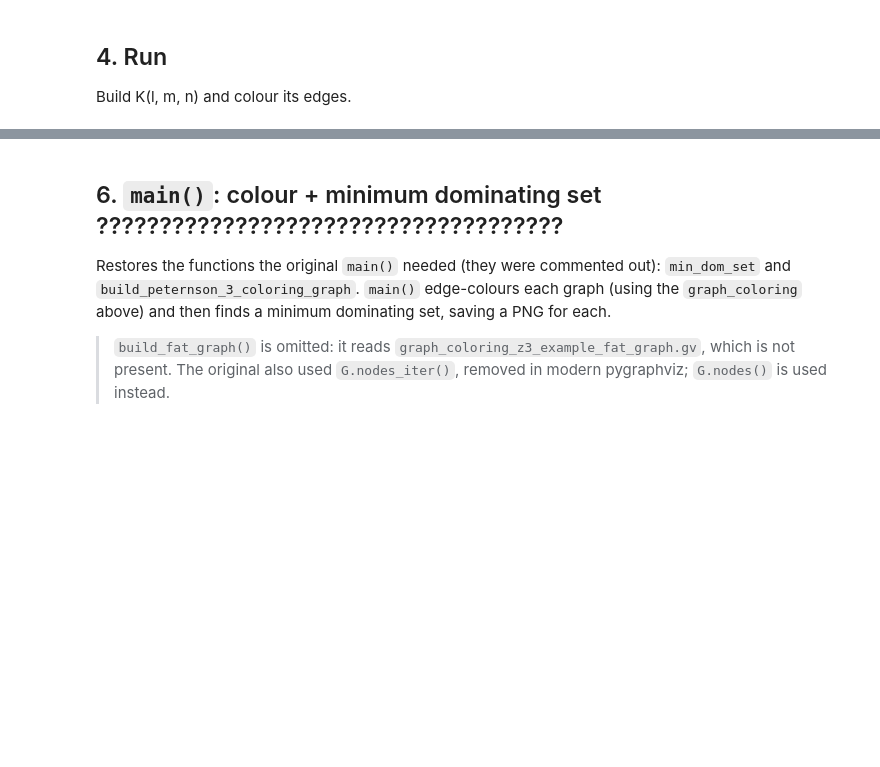
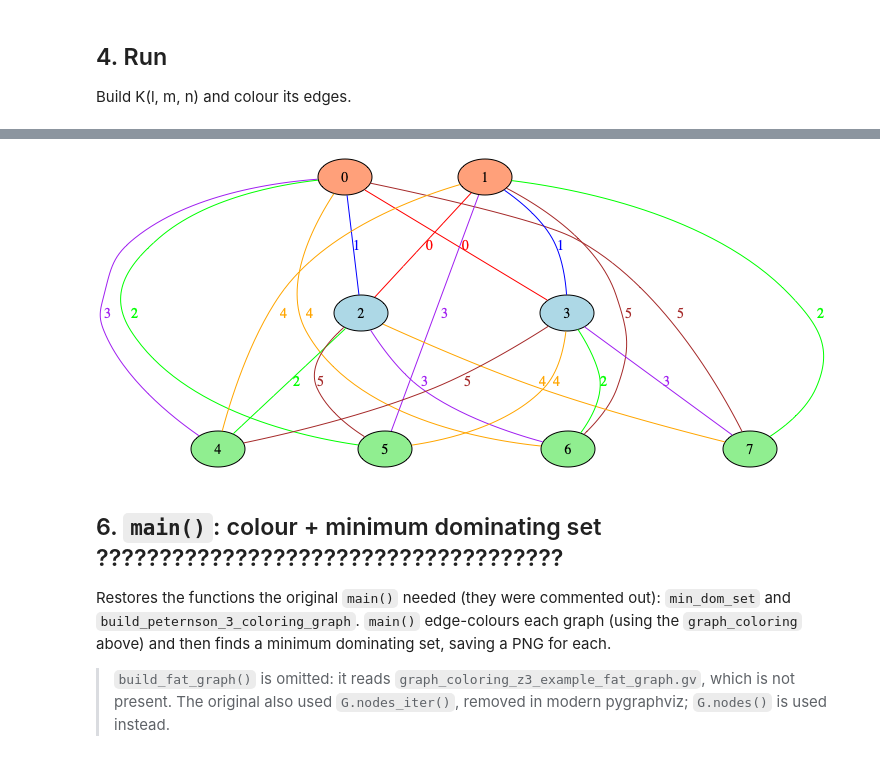
Before and after one commit to Lilit-Lele/graph-coloring, a Jupyter notebook: updated_version.ipynb, the cells around one changed output, grey strips where cells are left out. Cells and saved outputs as stored; diff of their text form; code cells hidden in the pictures; blank space fills up the shorter version.

Commit message:
fixed node overlaps in graph drawing

```diff
--- a/updated_version.ipynb
+++ b/updated_version.ipynb
@@ -210,12 +212,14 @@ def log_solution(name, graph, res, runtime, path='solutions.txt'):
     with open(path, 'a') as f:
         f.write('\n'.join(lines) + '\n')
     print('Appended result for %s to %s' % (name, path))
+# %%
+l,m,n = 2, 2, 4
 # %% [markdown]
 ## 4. Run
 
 Build K(l, m, n) and colour its edges.
 # %%
-x, name, layout = build_graph(2, 1, 1)
+x, name, layout = build_graph(l, m, n)
 print('Graph %r: %d nodes, %d edges' % (name, x.number_of_nodes(), x.number_of_edges()))
 
 t1 = time.time()
@@ -268,15 +256,69 @@ draw a PNG of the graph colouring.
 # %%
-# Draw the coloured graph  --- IMAGE GENERATION DISABLED FOR NOW ---
-# The solution matrix is already saved to the combined solutions.txt by the run cell above.
-# To re-enable drawing, uncomment:
-# color_available = ['red', 'blue', 'green', 'pink', 'orange', 'purple', 'brown', 'gray']
-# if res['colorable']:
-#     for e_str, color in res['solution'].items():
-#         u, v = e_str.split(' ')
-#         x.get_edge(u, v).attr['color'] = color_available[color % len(color_available)]
-#     x.layout('dot')
-#     x.draw('%s_edge_colored.png' % name)
-#     print('Saved %s_edge_colored.png' % name)
+# Draw the coloured graph: nodes coloured by part (same row = same colour).
+# Layout rules:
+#   * every part sits on its own horizontal line,
+#   * the part with the FEWEST nodes is pinned to the TOP (2 nodes on top),
+#   * the part with the MOST nodes is pinned to the BOTTOM,
+#   * generous spacing + spline routing so nodes never overlap and edges
+#     curve AROUND nodes instead of crossing over them,
+#   * edges coloured and labelled with their colour number.
+if not res['colorable']:
+    print('No colouring to draw for %s.' % name)
+else:
+    sol = res['solution']
+    sizes = [int(t) for t in name.split('_')[1:]]      # 'k_2_3_4' -> [2, 3, 4]
+
+    # >>> CHANGE NODE COLOURS HERE (one per row/part) <<<
+    part_fill = ['lightsalmon', 'lightblue', 'lightgreen', 'khaki', 'plum']
+    # >>> CHANGE EDGE COLOURS HERE (indexed by each edge's colour number) <<<
+    edge_palette = ['red', 'blue', 'green', 'purple', 'orange', 'brown',
+                    'cyan', 'magenta', 'darkgreen', 'gray', 'gold', 'navy']
+
+    # node index range for each ORIGINAL part: part p owns nodes [start, start+size)
+    starts, node = [], 0
+    for size in sizes:
+        starts.append(node)
+        node += size
+    part_nodes_by_part = [[str(starts[p] + i) for i in range(sizes[p])]
+                          for p in range(len(sizes))]
+
+    # vertical order of the rows: smallest part on TOP, largest part on BOTTOM
+    row_order = sorted(range(len(sizes)), key=lambda p: sizes[p])
+    n_rows = len(row_order)
+
+    # spacing so nodes never overlap and edges have room to route AROUND nodes
+    x.graph_attr['nodesep'] = '0.6'    # horizontal gap between nodes in a row
+    x.graph_attr['ranksep'] = '1.2'    # vertical gap between rows (room for splines)
+    x.graph_attr['splines'] = 'true'   # draw edges as curves that avoid nodes
+
+    for row_pos, p in enumerate(row_order):
+        part_nodes = part_nodes_by_part[p]
+        for nd in part_nodes:
+            n = x.get_node(nd)
+            n.attr['style'] = 'filled'
+            n.attr['fillcolor'] = part_fill[p % len(part_fill)]
+        # top row -> rank 'min', bottom row -> rank 'max', middle rows -> 'same'
+        rank = 'min' if row_pos == 0 else ('max' if row_pos == n_rows - 1 else 'same')
+        sub = x.add_subgraph(part_nodes, name='row_%d' % row_pos, rank=rank)
+        # invisible chain keeps the row in increasing left-to-right order
+        for a, b in zip(part_nodes, part_nodes[1:]):
+            sub.add_edge(a, b, style='invis')
+
+    # colour AND number each edge
+    for e_str, color in sol.items():
+        u, v = e_str.split(' ')
+        e = x.get_edge(u, v)
+        c = edge_palette[color % len(edge_palette)]
+        e.attr['color'] = c
+        e.attr['fontcolor'] = c
+        e.attr['label'] = str(color)
+
+    from IPython.display import Image, display
+    # prog='dot' forces the layered engine that stacks the rows.
+    # (pygraphviz's draw() defaults to neato, which would scramble the rows.)
+    display(Image(x.draw(prog='dot', format='png')))   # show inline (NOT saved to disk)
+# %% [output]
+[figure, added]
 # %% [markdown]
 ## 6. `main()`: colour + minimum dominating set ?????????????????????????????????????
 
```
Also changed, not shown: parts of 4 cells of this notebook.
